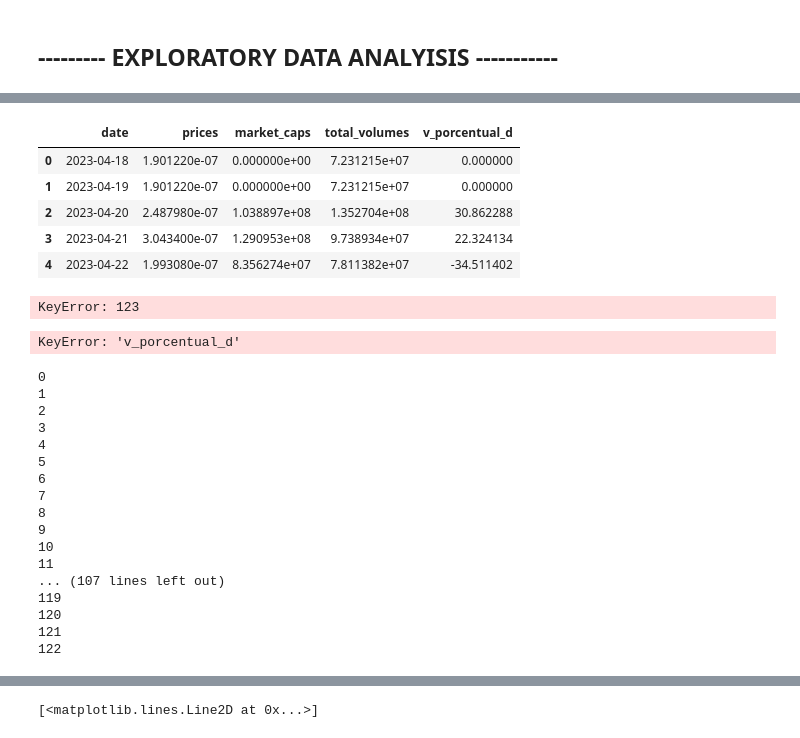
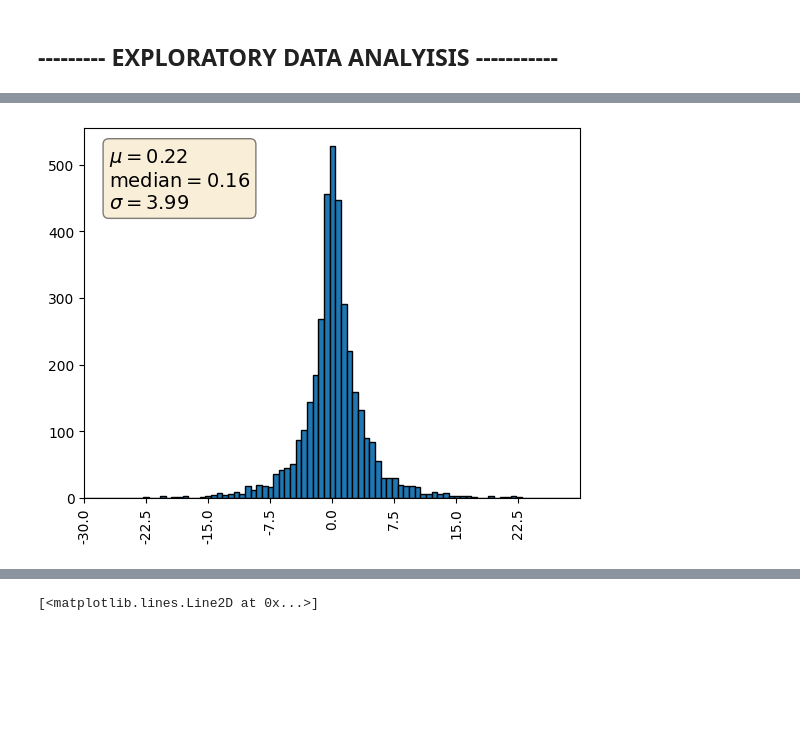
Before and after one commit to kdavisong/DA_Crypto_Maket, a Jupyter notebook: DA_CrypyoM.ipynb, the cells around one changed output, grey strips where cells are left out. Cells and saved outputs as stored; diff of their text form; code cells hidden in the pictures; blank space fills up the shorter version.

```diff
--- a/DA_CrypyoM.ipynb
+++ b/DA_CrypyoM.ipynb
@@ -18,16 +25,16 @@ PEPE = pd.read_json("PEPE.json")
 # %%
-'''Se realiza la conversión de los datos para dejarlos com series de tiempo, dejando la fecha UNIX
-en formato de día mes y año'''
+'''Se realiza función de transformación de los datos de la API para ser tratados como series de tiempo'''
 def t_API_coingecko(dataframe):
     dataframe[["date","prices"]] = (dataframe.prices.apply(pd.Series))
     dataframe["market_caps"] = (dataframe.market_caps.apply(pd.Series)[1])
     dataframe["total_volumes"] = (dataframe.total_volumes.apply(pd.Series)[1])
+    dataframe["date"] = pd.to_datetime(dataframe["date"], unit='ms')
     dataframe = dataframe[["date", "prices", "market_caps", "total_volumes"]]
-    dataframe["date"] = dataframe["date"].astype(str).apply(lambda x: x[0:10])
-    dataframe["date"] = dataframe["date"].astype(int)
-    dataframe["date"] = pd.to_datetime(dataframe["date"], unit='s')
     dataframe["date"] = dataframe["date"].dt.strftime("%Y-%m-%d")
     dataframe = dataframe.fillna("0")
+    #Calculamos la variación porcentual diaria. Porcentaje negativo significa disminución.
+    dataframe["v_porcentual_d"] = dataframe["prices"].pct_change() * 100
+    dataframe.loc[0, "v_porcentual_d"] = 0
     return dataframe
 # %%
 '''Se procesan los 10 dataframes por medio de un ciclo for dejando una lista da datafarmes
@@ -92,39 +139,23 @@ PEPE.loc[0, "v_porcentual_d"] = 0
-# %%
-PEPE.head()
-# %% [output]
-|  | date | prices | market_caps | total_volumes | v_porcentual_d |
-| 0 | 2023-04-18 | 1.901220e-07 | 0.000000e+00 | 7.231215e+07 | 0.000000 |
-| 1 | 2023-04-19 | 1.901220e-07 | 0.000000e+00 | 7.231215e+07 | 0.000000 |
-| 2 | 2023-04-20 | 2.487980e-07 | 1.038897e+08 | 1.352704e+08 | 30.862288 |
-| 3 | 2023-04-21 | 3.043400e-07 | 1.290953e+08 | 9.738934e+07 | 22.324134 |
-| 4 | 2023-04-22 | 1.993080e-07 | 8.356274e+07 | 7.811382e+07 | -34.511402 |
-# %%
-for idx, i in enumerate(PEPE["prices"]):
-    PEPE["v_porcentual_d"] = ((PEPE["prices"][idx+1]) - (PEPE["prices"][idx]))/PEPE["prices"][idx]
-# %% [output]
-KeyError: 123
-# %%
-PEPE["v_porcentual_d"] = 0
-# %% [output]
-KeyError: 'v_porcentual_d'
-# %%
-for idx, i in enumerate(PEPE["prices"]):
-    print(idx)
-# %% [output]
-0
-1
-2
-3
-4
-5
-6
-7
-8
-9
-10
-11
-... (107 lines left out)
-119
-120
-121
-122
+# %%
+n_bins = 100
+x_ticks_values = np.arange(-30, 30, 7.5)
+x_ticks_labels = [str(value) for value in x_ticks_values]
+
+fig, ax = plt.subplots()
+plt.xlim(-30,30)
+
+mu = df_procesados[0]["v_porcentual_d"].mean()
+median = np.median(df_procesados[0]["v_porcentual_d"])
+sigma = df_procesados[0]["v_porcentual_d"].std()
+textstr = '\n'.join((
+    r'$\mu=%.2f$' % (mu, ),
+    r'$\mathrm{median}=%.2f$' % (median, ),
+    r'$\sigma=%.2f$' % (sigma, )))
+props = dict(boxstyle='round', facecolor='wheat', alpha=0.5)
+ax.text(0.05, 0.95, textstr, transform=ax.transAxes, fontsize=14,
+        verticalalignment='top', bbox=props)
+plt.xticks(x_ticks_values, x_ticks_labels, rotation = 90)
+plt.hist(df_procesados[0]["v_porcentual_d"], n_bins, edgecolor ="black")
+plt.show()
+# %% [output]
+[figure, added]
```
Also changed, not shown: parts of 23 cells of this notebook.
